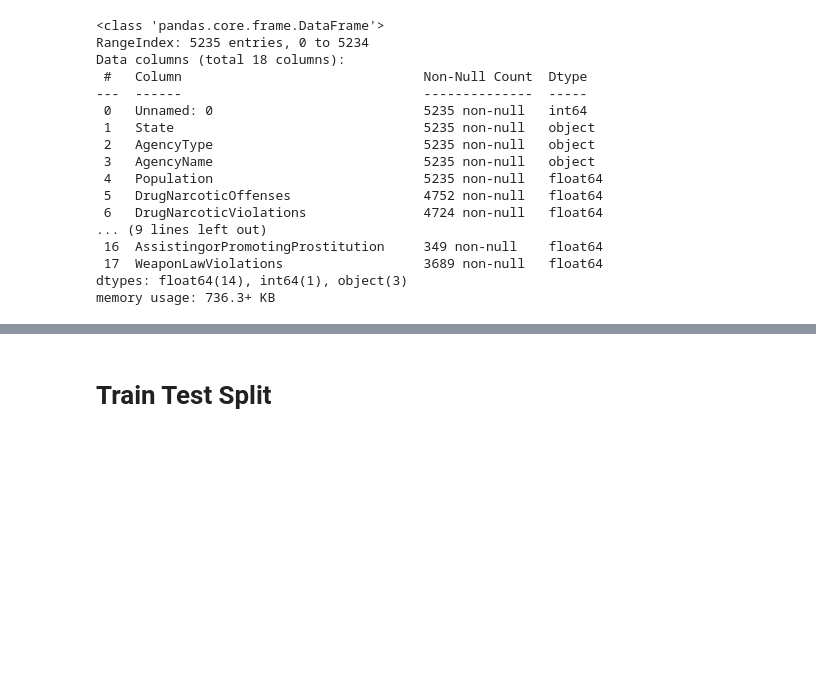
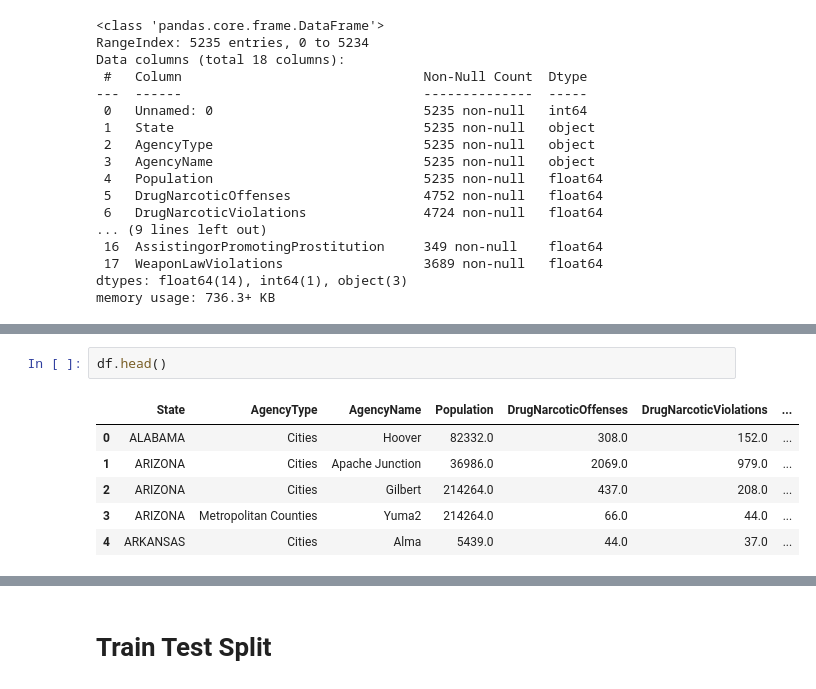
Before and after one commit to Mohitchvk/Data-Crunchers-Hackathon, a Jupyter notebook: Modelling.ipynb, the cells around one changed output, grey strips where cells are left out. Drawn from its saved outputs; the diff is of its cells as text; blank space fills up the shorter version.

```diff
--- a/Modelling.ipynb
+++ b/Modelling.ipynb
@@ -62,0 +140,9 @@ def
+# %%
+df.head()
+# %% [output]
+|  | State | AgencyType | AgencyName | Population | DrugNarcoticOffenses | DrugNarcoticViolations | ... |
+| 0 | ALABAMA | Cities | Hoover | 82332.0 | 308.0 | 152.0 | ... |
+| 1 | ARIZONA | Cities | Apache Junction | 36986.0 | 2069.0 | 979.0 | ... |
+| 2 | ARIZONA | Cities | Gilbert | 214264.0 | 437.0 | 208.0 | ... |
+| 3 | ARIZONA | Metropolitan Counties | Yuma2 | 214264.0 | 66.0 | 44.0 | ... |
+| 4 | ARKANSAS | Cities | Alma | 5439.0 | 44.0 | 37.0 | ... |
```
Also changed, not shown: parts of 45 cells of this notebook, 2 other files.
